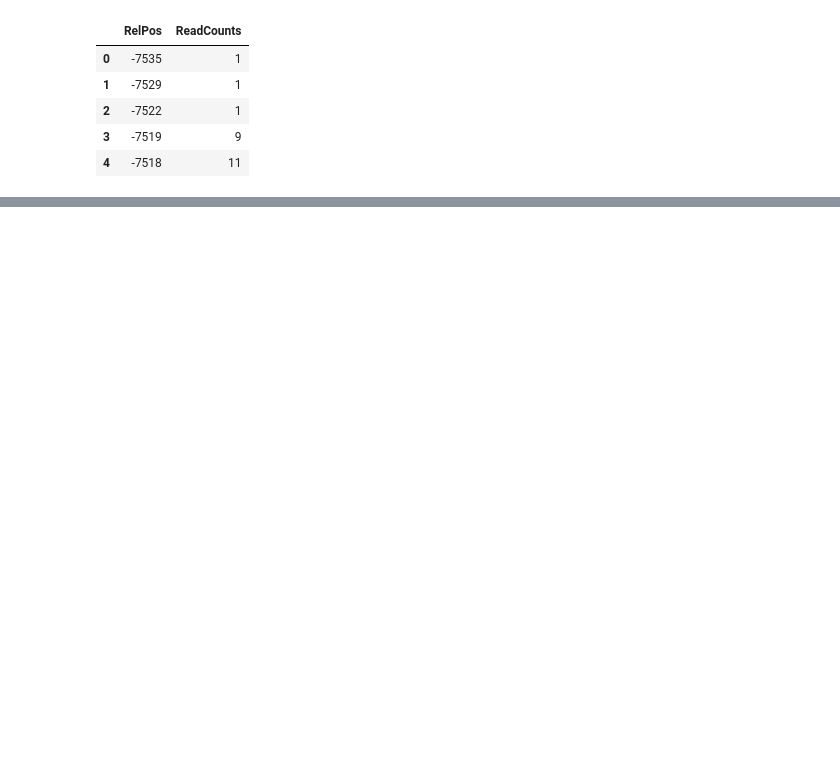
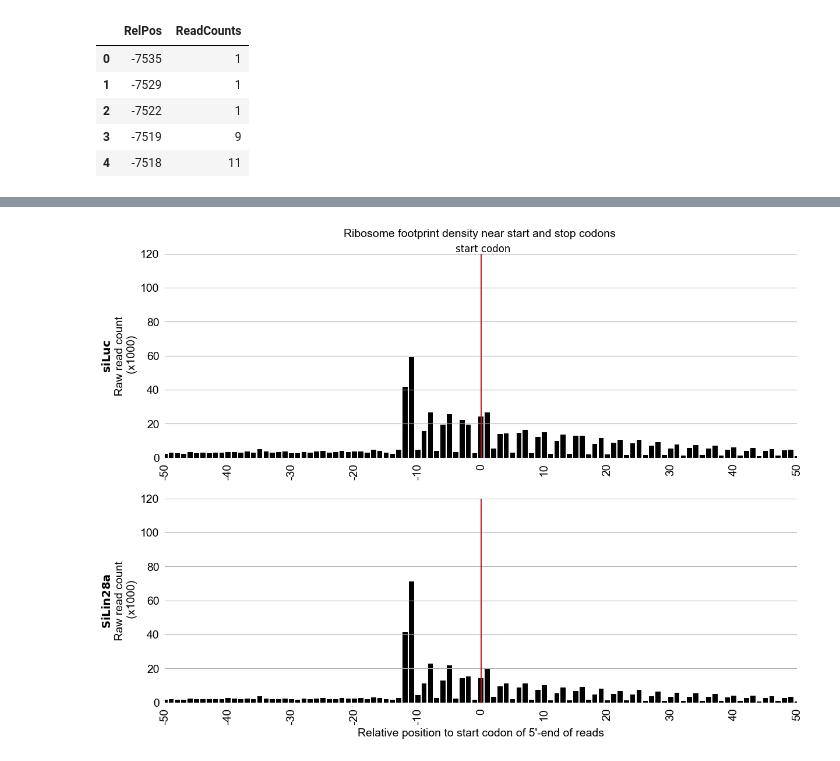
Before and after one commit to young5454/SNU-BI1, a Jupyter notebook: CoLab_TermProj_2024_2.ipynb, the cells around one changed output, grey strips where cells are left out. Cells and saved outputs as stored; diff of their text form; code cells hidden in the pictures; blank space fills up the shorter version.

```diff
--- a/CoLab_TermProj_2024_2.ipynb
+++ b/CoLab_TermProj_2024_2.ipynb
@@ -261,3 +290,8 @@ data.head()
 | 2 | chr1 | 4878077 | 4878078 | 1 | chr1 | 4878010 | 4878205 | ENSMUST00000134384.8 | 4878136 | + |
 | 3 | chr1 | 4878077 | 4878078 | 1 | chr1 | 4878045 | 4878205 | ENSMUST00000027036.11 | 4878136 | + |
 | 4 | chr1 | 4878077 | 4878078 | 1 | chr1 | 4878052 | 4878205 | ENSMUST00000150971.8 | 4878136 | + |
+# %%
+data2 = pd.read_csv('fivepcounts-filtered-RPF-siLin28a.txt', sep='\t', header=None)
+header2 = ['Chr', '5-Start', '5-End', 'ReadCounts', 'Chr', 'TxStart', 'TxEnd', 'TxID', 'StartCodon', 'Strand']
+data2.columns = header
+data2.head()
@@ -272,3 +313,7 @@ data.head()
 | 2 | chr1 | 4878077 | 4878078 | 1 | chr1 | 4878010 | 4878205 | ENSMUST00000134384.8 | 4878136 | + | ... |
 | 3 | chr1 | 4878077 | 4878078 | 1 | chr1 | 4878045 | 4878205 | ENSMUST00000027036.11 | 4878136 | + | ... |
 | 4 | chr1 | 4878077 | 4878078 | 1 | chr1 | 4878052 | 4878205 | ENSMUST00000150971.8 | 4878136 | + | ... |
+# %%
+# Add Relative Position info - siLin28a
+data2['RelPos'] = data2['5-End'] - data2['StartCodon']
+data2.head()
@@ -284,3 +336,8 @@ merged_data.head()
 | 2 | -7522 | 1 |
 | 3 | -7519 | 9 |
 | 4 | -7518 | 11 |
+# %%
+# Group by 'RelPos' and sum the 'ReadCounts' - siLin28a
+merged_data2 = data2.groupby('RelPos')['ReadCounts'].sum().reset_index()
+
+merged_data2.head()
@@ -322,0 +392,75 @@ plt.show()
+# %%
+# Create 2X1 Subplots
+# Set figure size
+fig, (ax1, ax2) = plt.subplots(2, 1, figsize=(14, 10))
+
+## Plot 1
+# Create a bar plot
+ax1.bar(merged_data['RelPos'], merged_data['ReadCounts'] / 1000, color='black')
+
+# Add labels and title
+# ax1.set_xlabel('Relative position to start codon of 5\'-end of reads', fontname='Arial', fontsize=14)
+ax1.set_ylabel('$\mathbf{siLuc}$ \n Raw read count \n (x1000)', fontname='Arial', fontsize=14)
+ax1.set_title('Ribosome footprint density near start and stop codons \n', fontname='Arial', fontsize=14)
+
+ax1.spines['top'].set_visible(False)
+ax1.spines['right'].set_visible(False)
+ax1.spines['bottom'].set_visible(False)
+ax1.spines['left'].set_visible(False)
+
+# Add horizontal grid lines
+ax1.grid(axis='y', zorder=0)
+
+# Remove ticks from both axes
+ax1.tick_params(axis='both', which='both', bottom=False, left=False)
+
+# x-axis
+ax1.set_xlim((-50, 50))
+ax1.set_xticks([-50, -40, -30, -20, -10, 0, 10, 20, 30, 40, 50])
+ax1.set_xticklabels(range(-50, 51, 10), fontname='Arial', fontsize=14, rotation=90)
+
+# y-axis
+ax1.set_ylim((0, 120))
+ax1.set_yticklabels(range(0, 121, 20), fontname='Arial', fontsize=14)
+
+# Draw a red vertical line at x=0
+ax1.axvline(x=0, color='red')
+
+# Add text "Start Codon" above the line at x=0
+ax1.annotate(f"start codon", xy=(0.46, 1.01), xycoords='axes fraction', fontsize=12)
+
+## Plot2
+# Create a bar plot
+ax2.bar(merged_data2['RelPos'], merged_data2['ReadCounts'] / 1000, color='black')
+
+# Add labels and title
+ax2.set_xlabel('Relative position to start codon of 5\'-end of reads', fontname='Arial', fontsize=14)
+ax2.set_ylabel('$\mathbf{SiLin28a}$ \n Raw read count \n (x1000)', fontname='Arial', fontsize=14)
+# ax2.set_title('Ribosome footprint density near start and stop codons \n', fontname='Arial', fontsize=14)
+
+ax2.spines['top'].set_visible(False)
+ax2.spines['right'].set_visible(False)
+ax2.spines['bottom'].set_visible(False)
+ax2.spines['left'].set_visible(False)
+
+# Add horizontal grid lines
+ax2.grid(axis='y', zorder=0)
+
+# Remove ticks from both axes
+ax2.tick_params(axis='both', which='both', bottom=False, left=False)
+
+# x-axis
+ax2.set_xlim((-50, 50))
+ax2.set_xticks([-50, -40, -30, -20, -10, 0, 10, 20, 30, 40, 50])
+ax2.set_xticklabels(range(-50, 51, 10), fontname='Arial', fontsize=14, rotation=90)
+
+# y-axis
+ax2.set_ylim((0, 120))
+ax2.set_yticklabels(range(0, 121, 20), fontname='Arial', fontsize=14)
+
+# Draw a red vertical line at x=0
+ax2.axvline(x=0, color='red')
+
+# Add text "Start Codon" above the line at x=0
+# ax2.annotate(f"start codon", xy=(0.46, 1.01), xycoords='axes fraction', fontsize=12)
+# %% [output]
@@ -322,0 +468 @@ plt.show()
+[figure, added]
```
Also changed, not shown: parts of 9 cells of this notebook.
